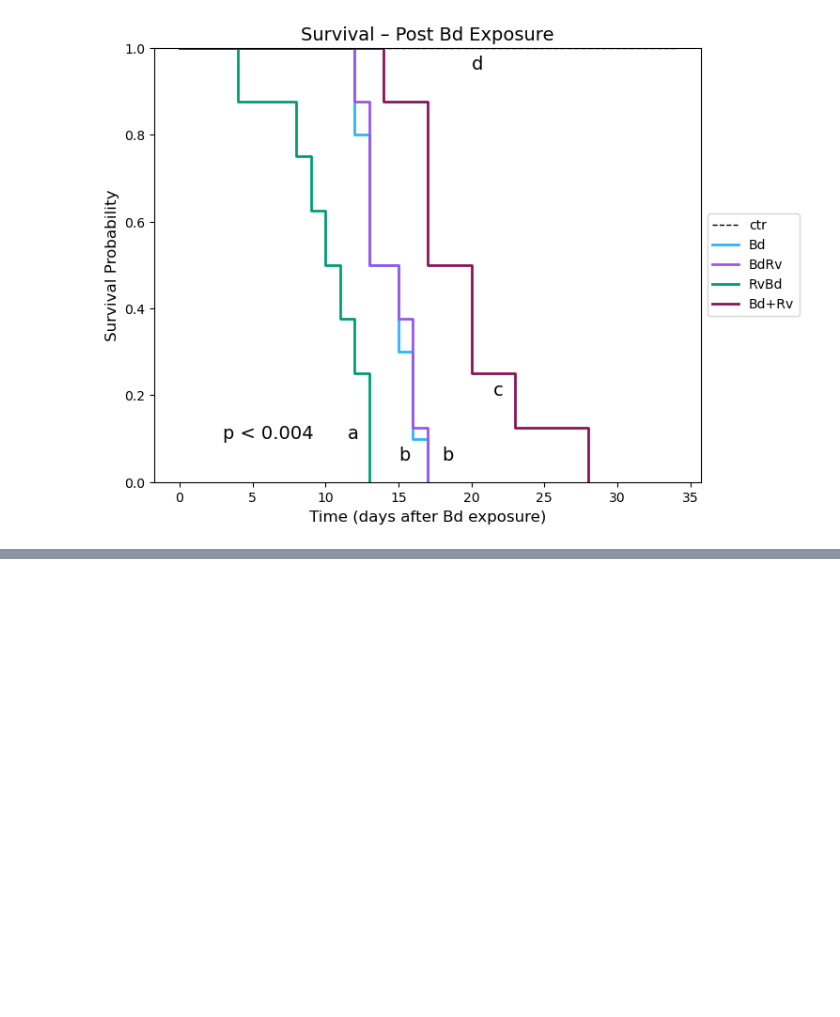
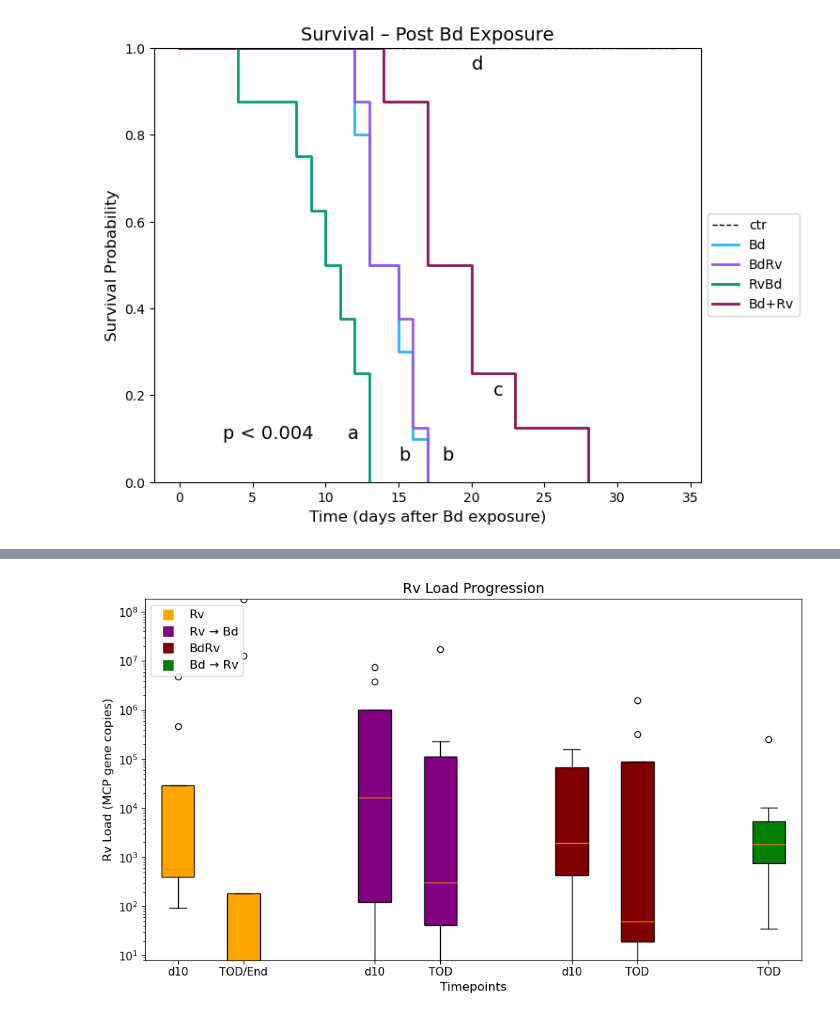
Before and after one commit to erinf13/BIO_350_F25, a Jupyter notebook: Final Project.ipynb, the cells around one changed output, grey strips where cells are left out. Saved outputs shown, nothing was run; the diff lists cells and outputs as text; code cells hidden in the pictures; blank space fills up the shorter version.

```diff
--- a/Final Project.ipynb
+++ b/Final Project.ipynb
@@ -1538,0 +1713,78 @@ plt.show()
+# %%
+# Rv load progression boxplot
+
+import matplotlib.pyplot as plt
+import numpy as np
+
+# Multiply data by 40 exactly as in R
+data_list = [
+    d10_Rv_Rv * 40,
+    end_Rv_Rv * 40,
+    d10_Rv_RvBd * 40,
+    end_Rv_RvBd * 40,
+    d10_Rv_sim * 40,
+    end_Rv_sim * 40,
+    end_Rv_BdRv * 40
+]
+
+# x positions matching: c(1:2, 4:5, 7:8, 10)
+positions = [1, 2, 4, 5, 7, 8, 10]
+
+# Colors
+orange = "#FFA500"
+purple = "#800080"
+maroon = "#800000"
+green = "#008000"
+
+colors = [orange, orange, purple, purple, maroon, maroon, green]
+
+plt.figure(figsize=(10, 6))
+
+# Create boxplot
+bp = plt.boxplot(
+    data_list,
+    positions=positions,
+    patch_artist=True,
+    showfliers=True
+)
+
+# Apply colors to boxes
+for patch, color in zip(bp['boxes'], colors):
+    patch.set_facecolor(color)
+
+# Log scale y-axis
+plt.yscale("log")
+
+plt.xlabel("Timepoints", fontsize=12)
+plt.ylabel("Rv Load (MCP gene copies)", fontsize=12)
+plt.title("Rv Load Progression", fontsize=14)
+
+plt.ylim(0.2 * 40, 4600000 * 40)
+
+# Custom x-axis labels
+plt.xticks(
+    positions,
+    ["d10", "TOD/End", "d10", "TOD", "d10", "TOD", "TOD"],
+    fontsize=11
+)
+
+plt.yticks(fontsize=11)
+plt.box(True)
+
+# Legend
+plt.legend(
+    handles=[
+        plt.Line2D([0], [0], marker='s', color='w', markerfacecolor=orange, markersize=12),
+        plt.Line2D([0], [0], marker='s', color='w', markerfacecolor=purple, markersize=12),
+        plt.Line2D([0], [0], marker='s', color='w', markerfacecolor=maroon, markersize=12),
+        plt.Line2D([0], [0], marker='s', color='w', markerfacecolor=green, markersize=12)
+    ],
+    labels=["Rv", "Rv → Bd", "BdRv", "Bd → Rv"],
+    loc="upper left",
+    fontsize=12
+)
+
+plt.tight_layout()
+plt.show()
+# %% [output]
+[figure, added]
```
Also changed, not shown: parts of 4 cells of this notebook.
